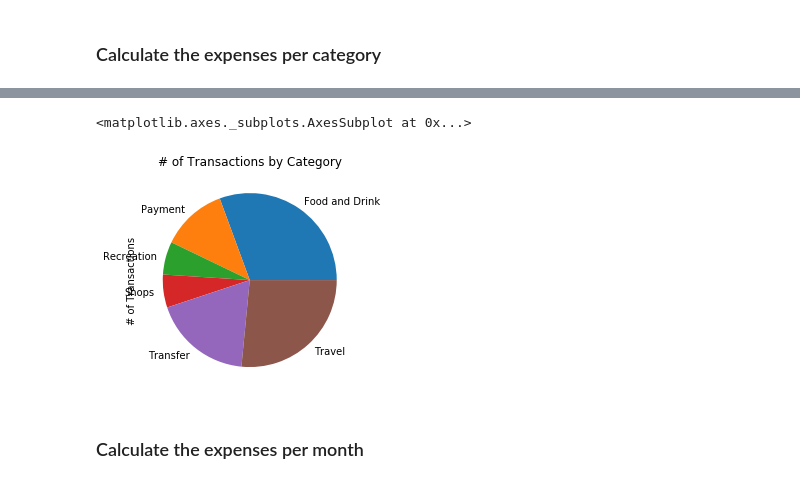
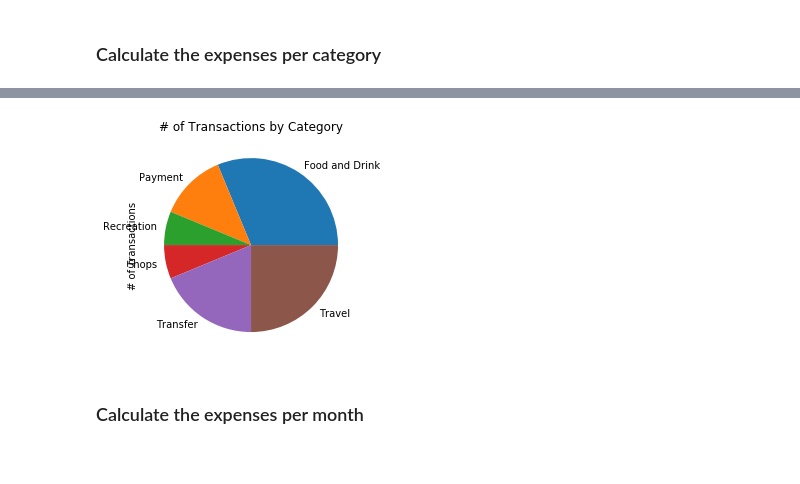
Before and after one commit to junweiluo/API_Financial_Analysis, a Jupyter notebook: account_summary.ipynb, the cells around one changed output, grey strips where cells are left out. Drawn from its saved outputs; the diff is of its cells as text; code cells hidden in the pictures.

Commit message:
add reports

```diff
--- a/account_summary.ipynb
+++ b/account_summary.ipynb
@@ -295,10 +304,10 @@ cat['# of Transactions'].hvplot(kind = 'bar', title = '# of Transactions by Cate
 # %% [output]
 [interactive output not drawn]
 # %%
-cat['# of Transactions'].plot(kind = 'pie', title = '# of Transactions by Category')
+pie_plot = cat['# of Transactions'].plot(kind = 'pie', title = '# of Transactions by Category')
+plt.savefig("./financial_report_images/category_pie.png")
 # %% [output]
-<matplotlib.axes._subplots.AxesSubplot at 0x...>
-[figure, old version]
+[figure, new version]
 # %% [markdown]
 ### Calculate the expenses per month
 # %%
```
Also changed, not shown: parts of 10 cells of this notebook, 8 other files.
